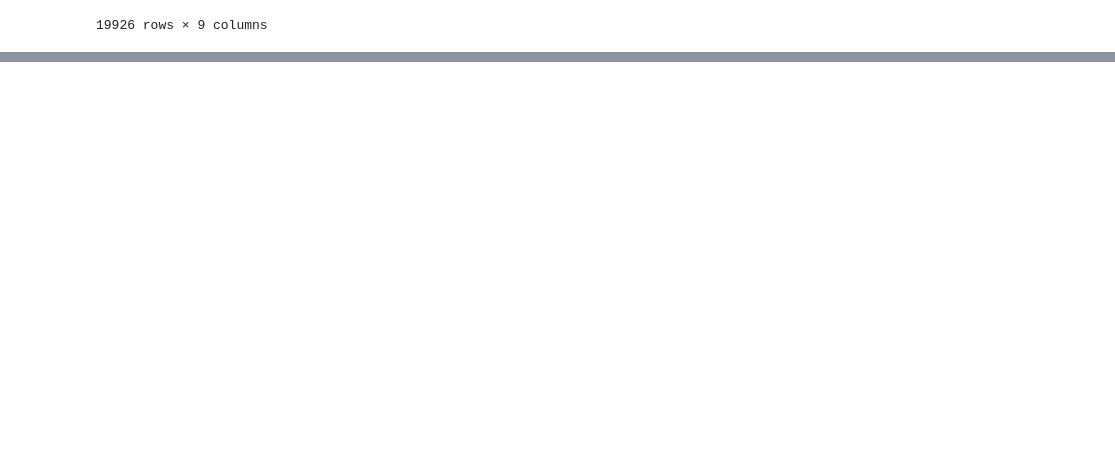
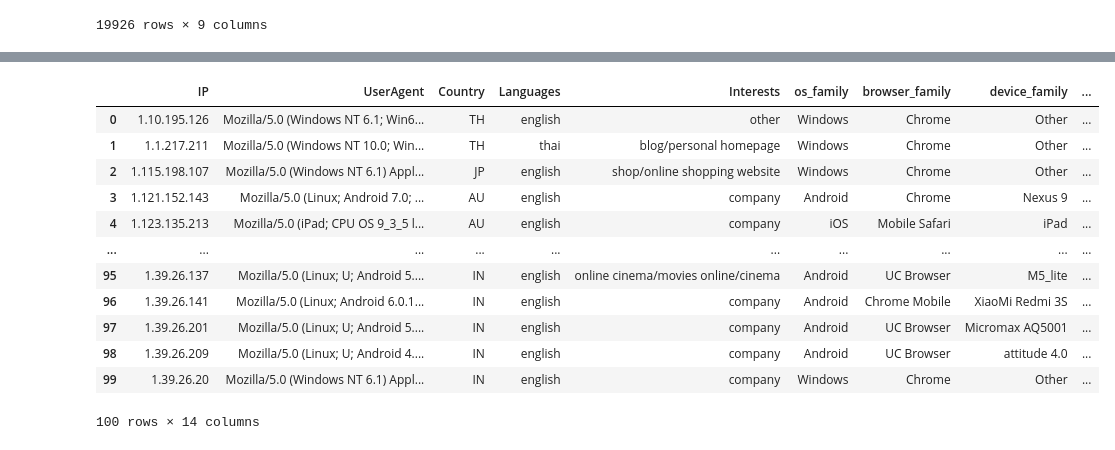
Before and after one commit to Elseidy83/Lecture-24-Assignment, a Jupyter notebook: Lecture24-Assignment.ipynb, the cells around one changed output, grey strips where cells are left out. Drawn from its saved outputs; the diff is of its cells as text; code cells hidden in the pictures; blank space fills up the shorter version.

```diff
--- a/Lecture24-Assignment.ipynb
+++ b/Lecture24-Assignment.ipynb
@@ -318,0 +339,2 @@ pip install geoip2
+# %%
+response = DbIpCity.get('76.205.238.29', api_key='free')
@@ -318,0 +373,2 @@ pip install geoip2
+# %%
+vist_df100=vist_df.iloc[:100]
@@ -318,0 +391,9 @@ pip install geoip2
+# %%
+def get_ip_info(ip):
+    try:
+        response = DbIpCity.get(ip, api_key='free')
+        return pd.Series((response.country,response.region,response.city,response.latitude,response.longitude))
+    except:
+        return 'Error'
+# %%
+vist_df100[['country','region','city','latitude','longitude']] = vist_df100['IP'].apply(get_ip_info)
@@ -318,0 +495,16 @@ pip install geoip2
+# %%
+vist_df100
+# %% [output]
+|  | IP | UserAgent | Country | Languages | Interests | os_family | browser_family | device_family | ... |
+| 0 | 1.10.195.126 | Mozilla/5.0 (Windows NT 6.1; Win6... | TH | english | other | Windows | Chrome | Other | ... |
+| 1 | 1.1.217.211 | Mozilla/5.0 (Windows NT 10.0; Win... | TH | thai | blog/personal homepage | Windows | Chrome | Other | ... |
+| 2 | 1.115.198.107 | Mozilla/5.0 (Windows NT 6.1) Appl... | JP | english | shop/online shopping website | Windows | Chrome | Other | ... |
+| 3 | 1.121.152.143 | Mozilla/5.0 (Linux; Android 7.0; ... | AU | english | company | Android | Chrome | Nexus 9 | ... |
+| 4 | 1.123.135.213 | Mozilla/5.0 (iPad; CPU OS 9_3_5 l... | AU | english | company | iOS | Mobile Safari | iPad | ... |
+| ... | ... | ... | ... | ... | ... | ... | ... | ... | ... |
+| 95 | 1.39.26.137 | Mozilla/5.0 (Linux; U; Android 5.... | IN | english | online cinema/movies online/cinema | Android | UC Browser | M5_lite | ... |
+| 96 | 1.39.26.141 | Mozilla/5.0 (Linux; Android 6.0.1... | IN | english | company | Android | Chrome Mobile | XiaoMi Redmi 3S | ... |
+| 97 | 1.39.26.201 | Mozilla/5.0 (Linux; U; Android 5.... | IN | english | company | Android | UC Browser | Micromax AQ5001 | ... |
+| 98 | 1.39.26.209 | Mozilla/5.0 (Linux; U; Android 4.... | IN | english | company | Android | UC Browser | attitude 4.0 | ... |
+| 99 | 1.39.26.20 | Mozilla/5.0 (Windows NT 6.1) Appl... | IN | english | company | Windows | Chrome | Other | ... |
+100 rows × 14 columns
```
Also changed, not shown: parts of 19 cells of this notebook.
